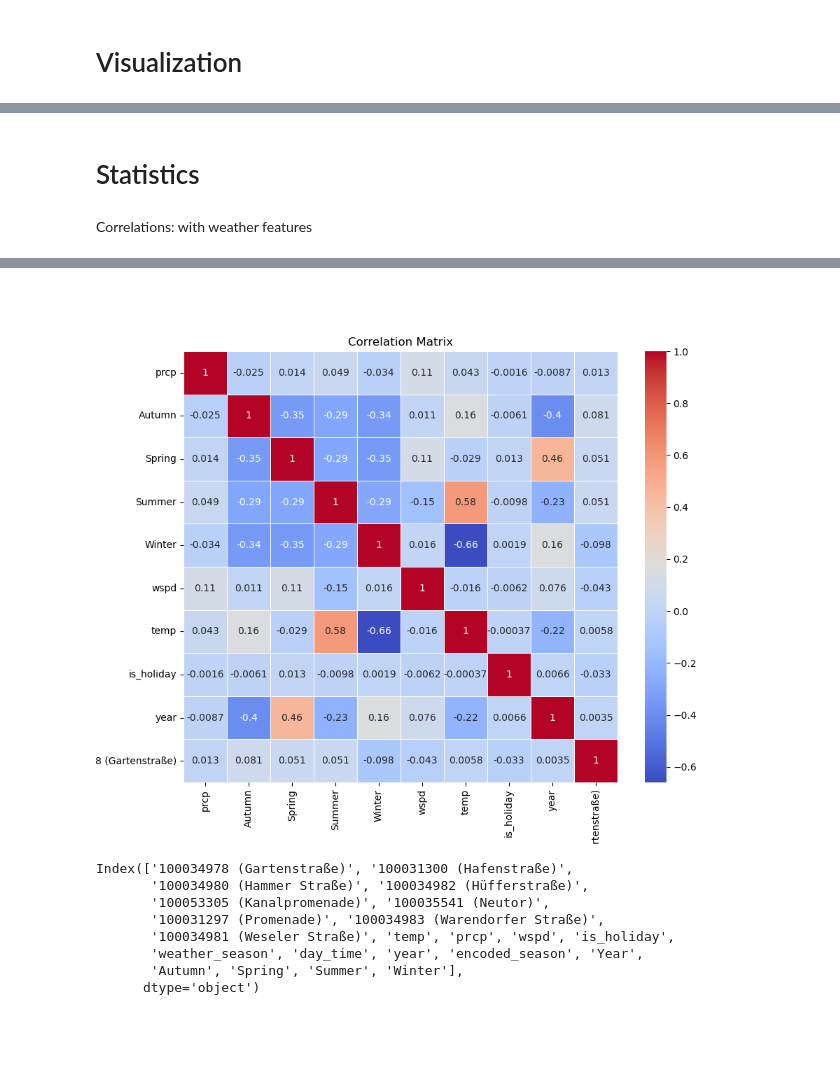
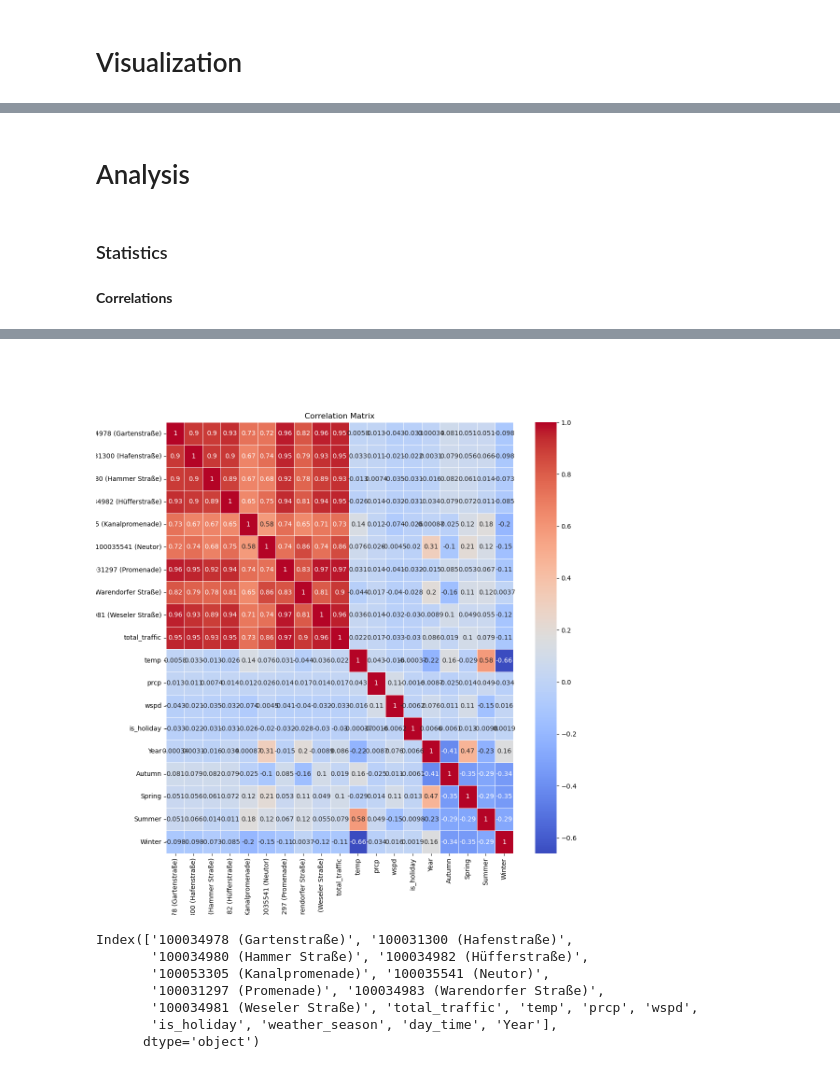
Before and after one commit to martinreimer/FAU-SS23-DataEngineering, a Jupyter notebook: project/data_analysis.ipynb, the cells around one changed output, grey strips where cells are left out. Saved outputs shown, nothing was run; the diff lists cells and outputs as text; code cells hidden in the pictures; blank space fills up the shorter version.

Commit message:
extended data analysis

```diff
--- a/project/data_analysis.ipynb
+++ b/project/data_analysis.ipynb
@@ -257,0 +260,4 @@ df_prep.head(1)
+# %%
+#add year as feature
+df_prep['Year'] = df_prep.index.year
+additional_columns.append("Year")
@@ -258,3 +266,5 @@ df_prep.head(1)
+# %%
+df_prep['total_traffic'] = df_prep[counter_columns_to_keep].sum(axis=1)
 # %% [markdown]
 Explore Weather
 # %%
@@ -319,5 +329,5 @@ selected_cols: ['100034978 (Gartenstraße)', '100031300 (Hafenstraße)', '100034
 Hourly Resample
 # %%
 # Resample the dataframe to have rows every hour
-df_prep_hourly = df_prep.resample('1H').agg({**{col: 'sum' for col in counter_columns_to_keep},
+df_prep_hourly = df_prep.resample('1H').agg({**{col: 'sum' for col in counter_columns_to_keep + ["total_traffic"]},
                                   **{col: 'first' for col in selected_weather_cols + [holiday_column] + additional_columns}})
@@ -408,23 +379,21 @@ for col in df_prep_weekly.columns:
+# %% [markdown]
+# Analysis
 # %% [markdown]
-# Statistics
+### Statistics
-# %% [markdown]
-Correlations: with weather features
+# %% [markdown]
+**Correlations**
 # %%
-#add year as feature
-df_prep_hourly['Year'] = df_prep_hourly.index.year
-df_prep_hourly.head(1)
-
 #one hot encode weather-season
 one_hot_encoded = pd.get_dummies(df_prep_hourly['weather_season'])
 
 # Concatenate the one-hot encoded column with the original dataframe
-df_prep_hourly = pd.concat([df_prep_hourly, one_hot_encoded], axis=1)
+df_prep_hourly_corr = pd.concat([df_prep_hourly, one_hot_encoded], axis=1)
 
 # Drop the original column if desired
 #df_prep_hourly.drop('weather_season', axis=1, inplace=True)
 
 # Output the encoded dataframe
-df_prep_hourly.head(5)
+df_prep_hourly_corr.head(5)
 # %% [output]
 |  | 100034978 (Gartenstraße) | 100031300 (Hafenstraße) | 100034980 (Hammer Straße) | 100034982 (Hüfferstraße) | ... |
 | Datetime |  |  |  |  | ... |
@@ -434,14 +403,10 @@ df_prep_hourly.head(5)
 | 2019-01-01 03:00:00 | 44.0 | 0.0 | 152.0 | 81.0 | ... |
 | 2019-01-01 04:00:00 | 29.0 | 0.0 | 93.0 | 53.0 | ... |
 # %%
-# Select the columns you want to calculate correlations with
-selected_columns = ['prcp', 'Autumn', 'Spring', 'Summer', 'Winter', 'wspd', 'temp', 'is_holiday', "year"]
-target_column = "100034978 (Gartenstraße)"
 # Calculate the correlation matrix
-
-correlation_matrix = df_prep_hourly.loc[first_valid_weather_datetime:][selected_columns + [target_column]].corr()
+correlation_matrix = df_prep_hourly_corr.loc[first_valid_weather_datetime:][df_prep_hourly_corr.columns].corr()
 # Plot the correlation matrix as a heatmap
-plt.figure(figsize=(10, 8))
+plt.figure(figsize=(12, 12))
 sns.heatmap(correlation_matrix, annot=True, cmap='coolwarm', linewidths=0.5)
 plt.title('Correlation Matrix')
 plt.show()
@@ -449,4 +415,4 @@ plt.show()
-[figure, old version]
+[figure, new version]
 # %%
 df_prep_hourly.columns
 # %% [output]
@@ -454,7 +420,6 @@ Index(['100034978 (Gartenstraße)', '100031300 (Hafenstraße)',
        '100034980 (Hammer Straße)', '100034982 (Hüfferstraße)',
        '100053305 (Kanalpromenade)', '100035541 (Neutor)',
        '100031297 (Promenade)', '100034983 (Warendorfer Straße)',
-       '100034981 (Weseler Straße)', 'temp', 'prcp', 'wspd', 'is_holiday',
-       'weather_season', 'day_time', 'year', 'encoded_season', 'Year',
-       'Autumn', 'Spring', 'Summer', 'Winter'],
+       '100034981 (Weseler Straße)', 'total_traffic', 'temp', 'prcp', 'wspd',
+       'is_holiday', 'weather_season', 'day_time', 'Year'],
       dtype='object')
```
Also changed, not shown: parts of 31 cells of this notebook.
